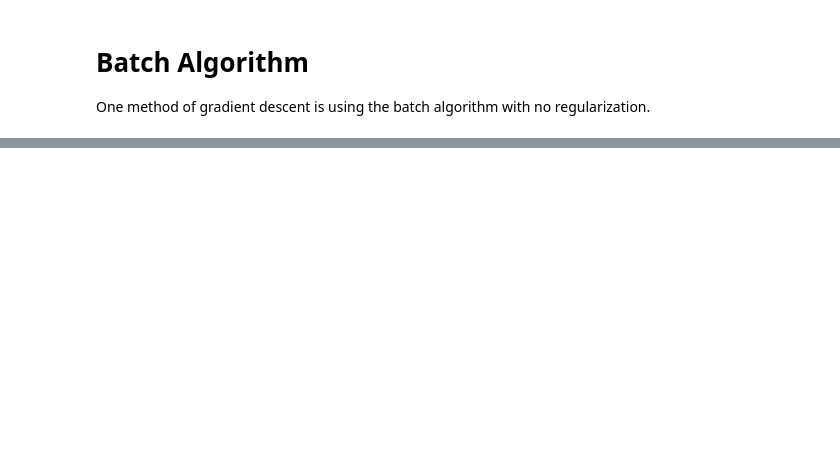
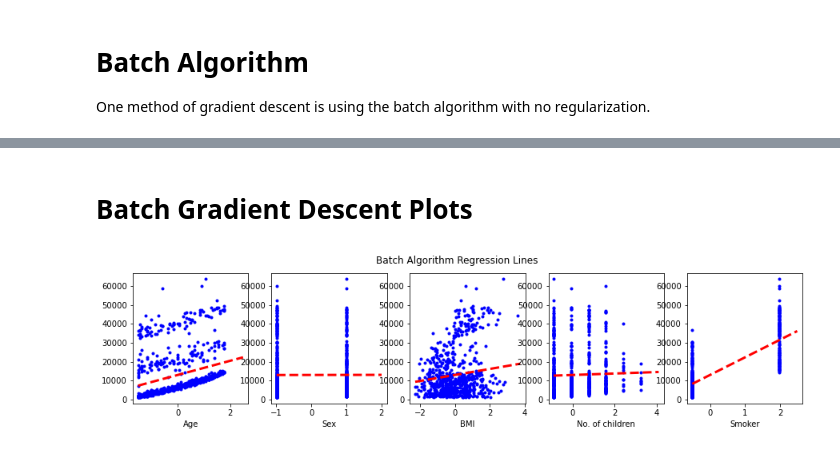
Before and after one commit to willisterh/cs6037-ml, a Jupyter notebook: as2/as2.ipynb, the cells around one changed output, grey strips where cells are left out. Cells and saved outputs as stored; diff of their text form; code cells hidden in the pictures; blank space fills up the shorter version.

```diff
--- a/as2/as2.ipynb
+++ b/as2/as2.ipynb
@@ -215,0 +219,21 @@ test_x, test_y = split_input_output(test_set)
+# %%
+def gradient_mse(weight_vector, x_matrix, y_matrix):
+    return 2 / x_matrix.shape[1] * x_matrix.getT() * (x_matrix * weight_vector - y_matrix)
+
+def squared_sum(vec):
+    # Calculate the sum of the square differences
+    sum_squares = sum(vec[i,0]**2 for i in range(vec.shape[0]))
+    return sum_squares / vec.shape[0]
+
+def generate_weights(size):
+    # Initialize a weight vector with random values from -1000 to 1000 as the expected y values are large
+    return np.random.rand(size, 1) * 1000
+
+def select_random_samples(count, x_matrix, y_matrix):
+    # Randomly select unique row indices
+    indices = np.random.choice(x_matrix.shape[0], count, replace=False)
+    # Select data points for the corresponding indices
+    sample_x = x_matrix[indices, :]
+    sample_y = y_matrix[indices, :]
+
+    return sample_x, sample_y
@@ -233,17 +265,10 @@ array([[  1.81804111],
 # %%
-def gradient_mse(weight_vector):
-    return 2 / training_x.shape[1] * training_x.getT() * (training_x * weight_vector - training_y)
-
-def squared_sum(vec):
-    # Calculate the sum of the square differences
-    sum_squares = sum(vec[i,0]**2 for i in range(vec.shape[0]))
-    return sum_squares / vec.shape[0]
-
-def batch_algorithm(weight_vector, learning_rate, min_error, max_epochs):
+def batch_algorithm(learning_rate, min_error, max_epochs):
+    weight_vector = generate_weights(training_x.shape[1])
     # Run the algorithm for up to as many epochs allowed
     for epoch in range(max_epochs):
         # Calculate the gradient MSE and stop if the squared sum is below the threshold
-        grad_mse = gradient_mse(weight_vector)
+        grad_mse = gradient_mse(weight_vector, training_x, training_y)
         if squared_sum(grad_mse) <= min_error:
             print(f'Stopped after {epoch} epochs where the error is below threshold: {squared_sum(grad_mse)}')
             return weight_vector
@@ -254,6 +279,6 @@ def batch_algorithm(weight_vector, learning_rate, min_error, max_epochs):
     print(f'Stopped after reaching {max_epochs} epochs with error of: {squared_sum(grad_mse)}')
     return weight_vector
 # %%
-trained_weights = batch_algorithm(weights, 0.001, 0.05, 100)
-trained_weights
+batch_trained_weights = batch_algorithm(0.001, 0.05, 100)
+batch_trained_weights
 # %% [output]
@@ -295,0 +386,9 @@ plot(trained_weights, test_x, test_y, "50/50 split", ["Age", "Sex", "BMI", "No.
+# %% [markdown]
+# Batch Gradient Descent Plots
+# %%
+plot(batch_trained_weights, test_x, test_y, "Batch Algorithm Regression Lines", ["Age", "Sex", "BMI", "No. of children", "Smoker"])
+
+# Alex - The plots need some cleaning up, maybe 3 on the first row and 2 on the second?
+# Also, currently plotting against the standardized values. I assume we want to keep it like this?
+# %% [output]
+[figure, added]
```
Also changed, not shown: parts of 16 cells of this notebook.
